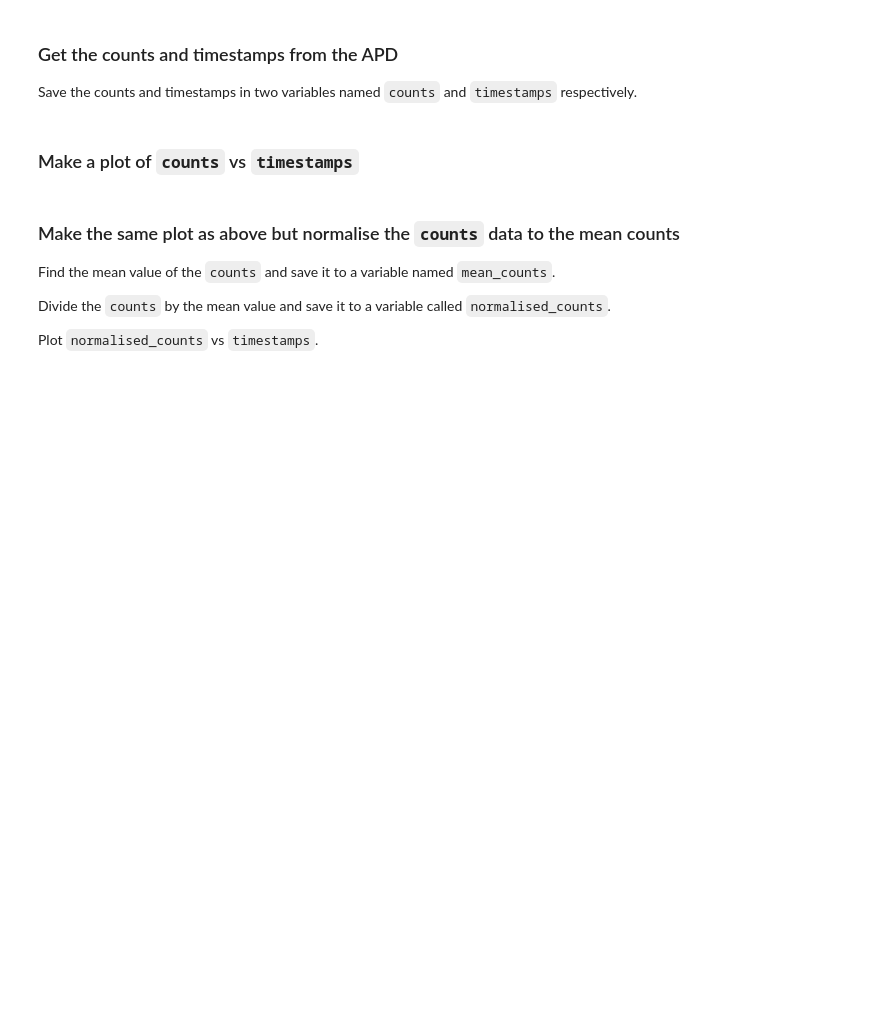
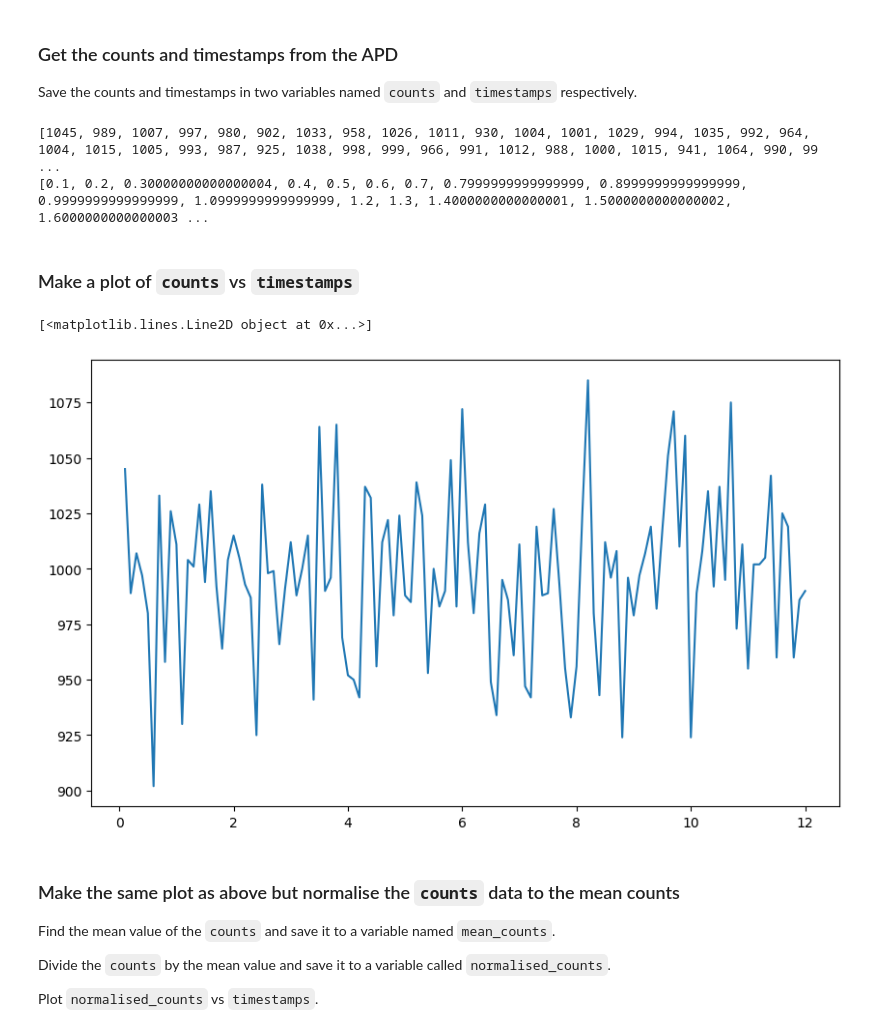
Before and after one commit to prithviulm/qudi-overview, a Jupyter notebook: experiment.ipynb, the cells around one changed output. Cells and saved outputs as stored; diff of their text form; code cells hidden in the pictures; blank space fills up the shorter version.

```diff
--- a/experiment.ipynb
+++ b/experiment.ipynb
@@ -20,9 +21,25 @@ Save the counts and timestamps in two variables named `counts` and `timestamps`
+# %%
+# Your code here
+
+apd = hardware.APD()
+apd.connect()
+counts, timestamps = acquisition.get_data_vs_time(apd, 12)
+
+print(counts)
+print(timestamps)
+# %% [output]
+[1045, 989, 1007, 997, 980, 902, 1033, 958, 1026, 1011, 930, 1004, 1001, 1029, 994, 1035, 992, 964, 1004, 1015, 1005, 993, 987, 925, 1038, 998, 999, 966, 991, 1012, 988, 1000, 1015, 941, 1064, 990, 99 ...
+[0.1, 0.2, 0.30000000000000004, 0.4, 0.5, 0.6, 0.7, 0.7999999999999999, 0.8999999999999999, 0.9999999999999999, 1.0999999999999999, 1.2, 1.3, 1.4000000000000001, 1.5000000000000002, 1.6000000000000003 ...
 # %% [markdown]
 ### Make a plot of `counts` vs `timestamps`
 # %%
 fig, ax = plt.subplots(figsize=(10, 6))
 
 # Your code here
+plt.plot(timestamps, counts)
+# %% [output]
+[<matplotlib.lines.Line2D object at 0x...>]
+[figure, added]
 # %% [markdown]
 ### Make the same plot as above but normalise the `counts` data to the mean counts
 
```
Also changed, not shown: parts of 4 cells of this notebook, 2 other files.
